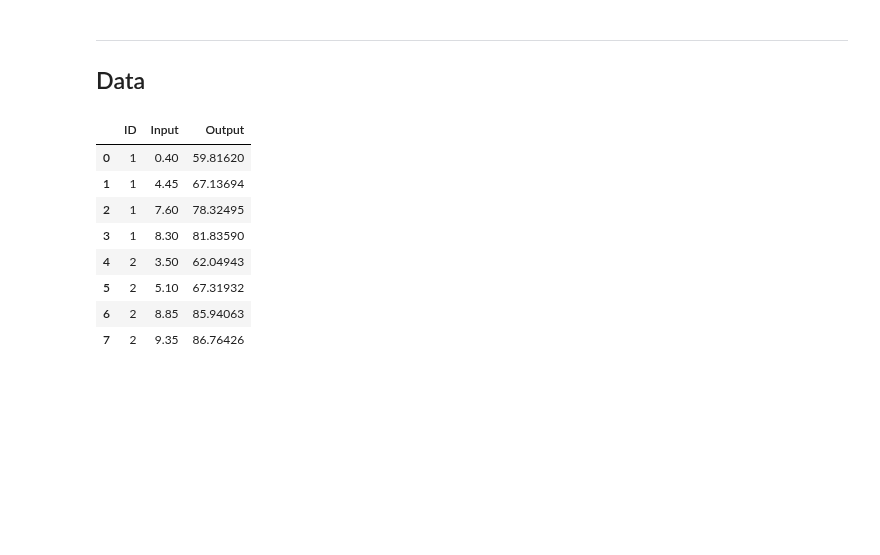
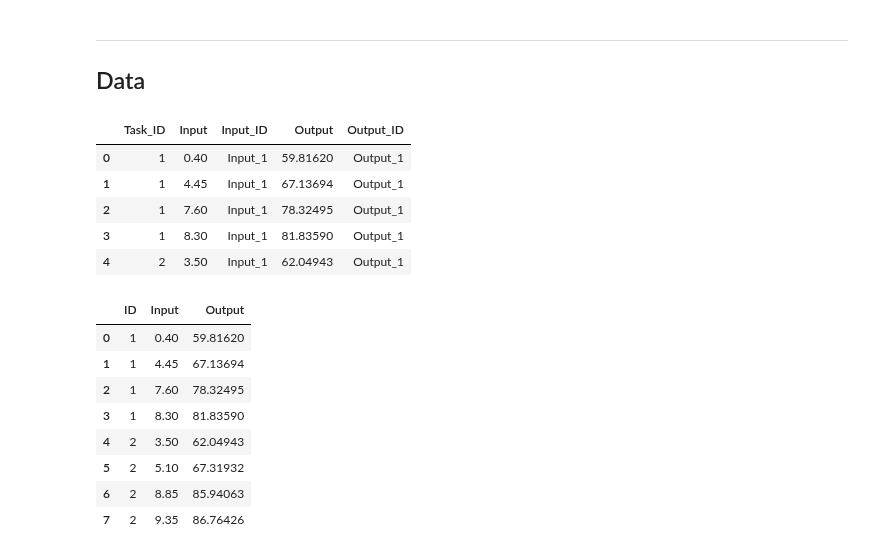
Before and after one commit to SimLej18/MagmaClustPy, a Jupyter notebook: benchmarks/prediction.ipynb, the cells around one changed output. Cells and saved outputs as stored; diff of their text form; code cells hidden in the pictures; blank space fills up the shorter version.

Commit message:
[modif] added explanations on kernels notebook, modified prediction notebook to create a dummy db by hand with a friendly preprocess_db() format

```diff
--- a/benchmarks/prediction.ipynb
+++ b/benchmarks/prediction.ipynb
@@ -31,13 +31,34 @@ from MagmaClustPy.utils import preprocess_db
 ---
 ## Data
 # %%
-# Dummy data to test
+# Dummy data to test (NB : vieux notebook, donc le format de ce DataFrame n'est plus accepté par preoprocess_db)
 db = pd.DataFrame({
 	'ID': [1, 1, 1, 1, 2, 2, 2, 2, 3, 3, 3, 3, 3, 3, 3],
 	'Input': [0.40, 4.45, 7.60, 8.30, 3.50, 5.10, 8.85, 9.35, 0.55, 2.60, 4.20, 5.75, 6.15, 7.10, 9.50],
 	'Output': [59.81620, 67.13694, 78.32495, 81.83590, 62.04943, 67.31932, 85.94063, 86.76426, 60.46263, 64.92184,
 	           68.48024, 72.56274, 76.07257, 80.58012, 84.52813]
 })
+
+# Dummy dataset "preprocess_db() friendly"
+db_formatted = pd.DataFrame({
+	'Task_ID': [1, 1, 1, 1, 2, 2, 2, 2, 3, 3, 3, 3, 3, 3, 3],
+	'Input': [0.40, 4.45, 7.60, 8.30, 3.50, 5.10, 8.85, 9.35, 0.55, 2.60, 4.20, 5.75, 6.15, 7.10, 9.50],
+	'Input_ID': ["Input_1", "Input_1", "Input_1", "Input_1", "Input_1", "Input_1", "Input_1", "Input_1",
+              	"Input_1", "Input_1", "Input_1", "Input_1", "Input_1", "Input_1", "Input_1"],
+	'Output': [59.81620, 67.13694, 78.32495, 81.83590, 62.04943, 67.31932, 85.94063, 86.76426, 60.46263, 64.92184,
+	           68.48024, 72.56274, 76.07257, 80.58012, 84.52813],
+ 	'Output_ID':["Output_1", "Output_1", "Output_1", "Output_1", "Output_1", "Output_1", "Output_1",
+                "Output_1", "Output_1", "Output_1", "Output_1", "Output_1", "Output_1", "Output_1", "Output_1",]
+})
+
+db_formatted.head(5)
+# %% [output]
+|  | Task_ID | Input | Input_ID | Output | Output_ID |
+| 0 | 1 | 0.40 | Input_1 | 59.81620 | Output_1 |
+| 1 | 1 | 4.45 | Input_1 | 67.13694 | Output_1 |
+| 2 | 1 | 7.60 | Input_1 | 78.32495 | Output_1 |
+| 3 | 1 | 8.30 | Input_1 | 81.83590 | Output_1 |
+| 4 | 2 | 3.50 | Input_1 | 62.04943 | Output_1 |
 # %%
 db[db['ID'] < 3]
 # %% [output]
```
Also changed, not shown: parts of 4 cells of this notebook, 1 other file.
